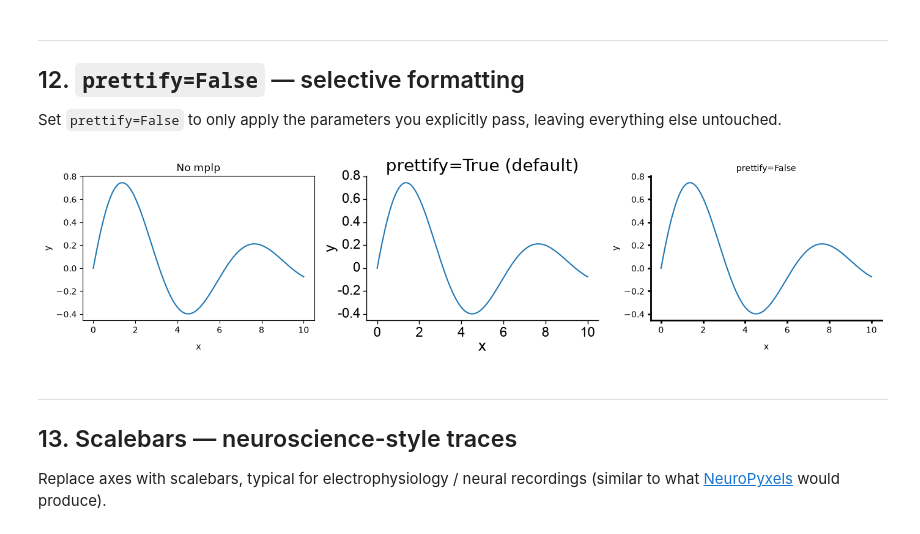
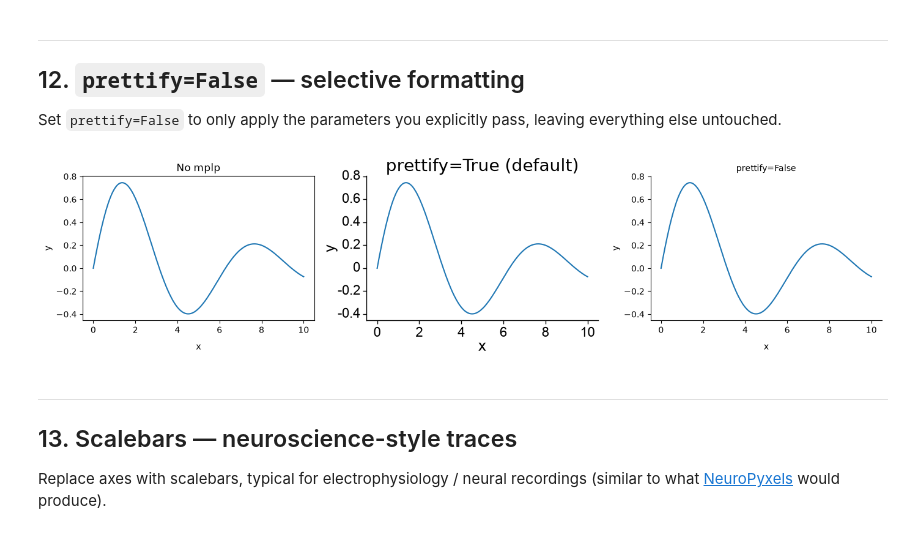
Before and after one commit to m-beau/mplify, a Jupyter notebook: quickstart.ipynb, the cells around one changed output. Saved outputs shown, nothing was run; the diff lists cells and outputs as text; code cells hidden in the pictures.

```diff
--- a/quickstart.ipynb
+++ b/quickstart.ipynb
@@ -355,25 +322,25 @@ Set `prettify=False` to only apply the parameters you explicitly pass, leaving e
 # %%
 fig, axes = plt.subplots(1, 3, figsize=(14, 3.5))
 
 for ax in axes:
     ax.plot(x, y)
     ax.set_xlabel('x')
     ax.set_ylabel('y')
 
 axes[0].set_title('No mplp')
 
 # prettify=True (default): full styling
 mplp.mplp(ax=axes[1], title='prettify=True (default)')
 
 # prettify=False: only change what you specify
 mplp.mplp(ax=axes[2], prettify=False,
           title='prettify=False',
-          hide_top_right=True, lw=2)
+          hide_top_right=True)
 
 fig.tight_layout()
 plt.show()
 # %% [output]
-[figure, old version]
+[figure, new version]
 # %% [markdown]
 ---
 ## 13. Scalebars — neuroscience-style traces
```
Also changed, not shown: parts of 4 cells of this notebook, 3 other files.
